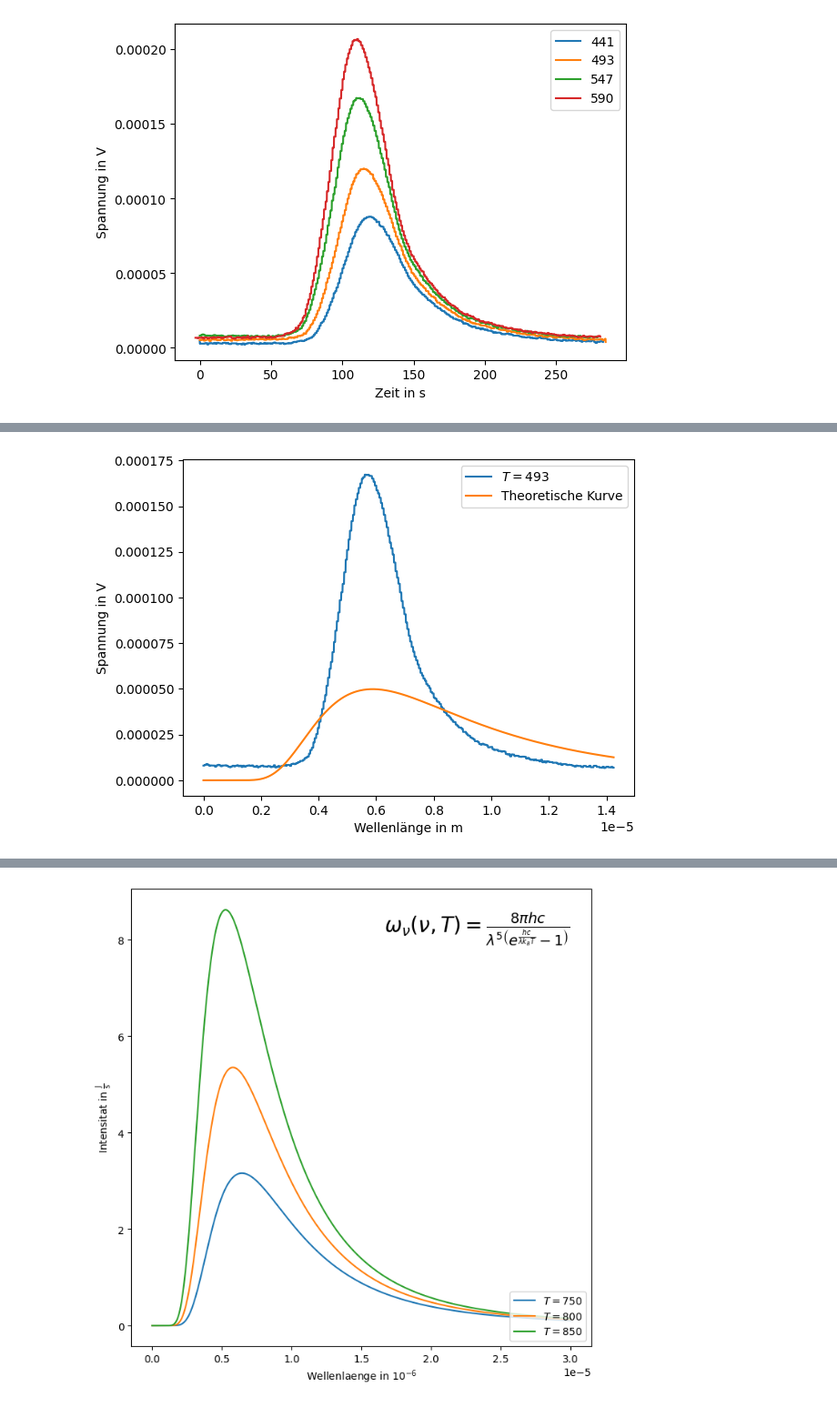
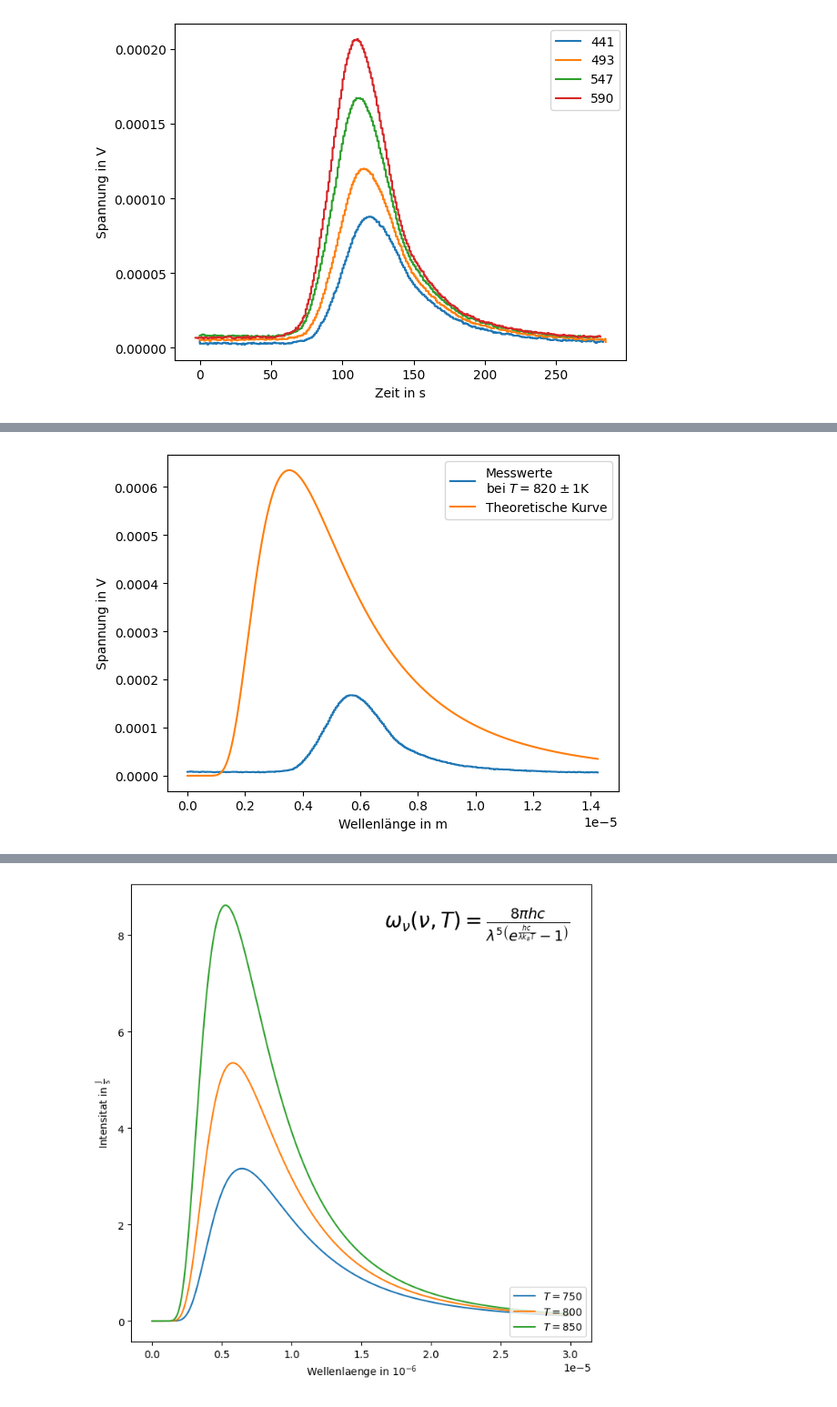
Before and after one commit to Lulus792/Pl, a Jupyter notebook: schwarzer_strahler/Kallibrierung.ipynb, the cells around one changed output, grey strips where cells are left out. Shown: that part at 91% size. Drawn from its saved outputs; the diff is of its cells as text; code cells hidden in the pictures.

```diff
--- a/schwarzer_strahler/Kallibrierung.ipynb
+++ b/schwarzer_strahler/Kallibrierung.ipynb
@@ -93,6 +93,8 @@ exp = 2.7182818284
 
 def plank_strahlung(_Lambda, T):
     return 8*np.pi*h*c/(pow(_Lambda, 5)*(pow(exp, h*c/(_Lambda*k_B*T)) - 1))
+# %%
+plt.rc('text.latex', preamble=r'\usepackage{amsmath}\usepackage{siunitx}')
 # %%
 x3 = np.linspace(m*min(file['x'])*1e-9, m*max(file['x'])*1e-9, num=len(file['y']))
 x_fit = np.linspace(min(x3), max(x3), num=len(x3))
@@ -112,20 +114,20 @@ plt.show()
 # %%
 x4 = np.linspace(m*min(file1['x'])*1e-9, m*max(file1['x'])*1e-9, num=len(file1['y']))
 x_fit = np.linspace(min(x4), max(x4), num=len(x4))
 
-y_fit = plank_strahlung(x_fit, 493)*1e-5
+y_fit = plank_strahlung(x_fit, 820)*1e-5
 
-plt.plot(x4, file1['y'], label=r'$T=493$')
+plt.plot(x4, file1['y'], label='Messwerte\nbei 'r'$T=820\pm1$K')
 plt.plot(x_fit, y_fit, label='Theoretische Kurve')
 
 plt.xlabel('Wellenlänge in m')
 plt.ylabel('Spannung in V')
 
 plt.legend()
-plt.savefig('plot493.svg')
+plt.savefig('plot493.svg', bbox_inches='tight')
 plt.show()
 # %% [output]
-[figure, old version]
+[figure, new version]
 # %%
 x5 = np.linspace(m*min(file2['x'])*1e-9, m*max(file2['x'])*1e-9, num=len(file2['y']))
 x_fit = np.linspace(min(x5), max(x5), num=len(x5))
```
Also changed, not shown: parts of 13 cells of this notebook, 10 other files.
